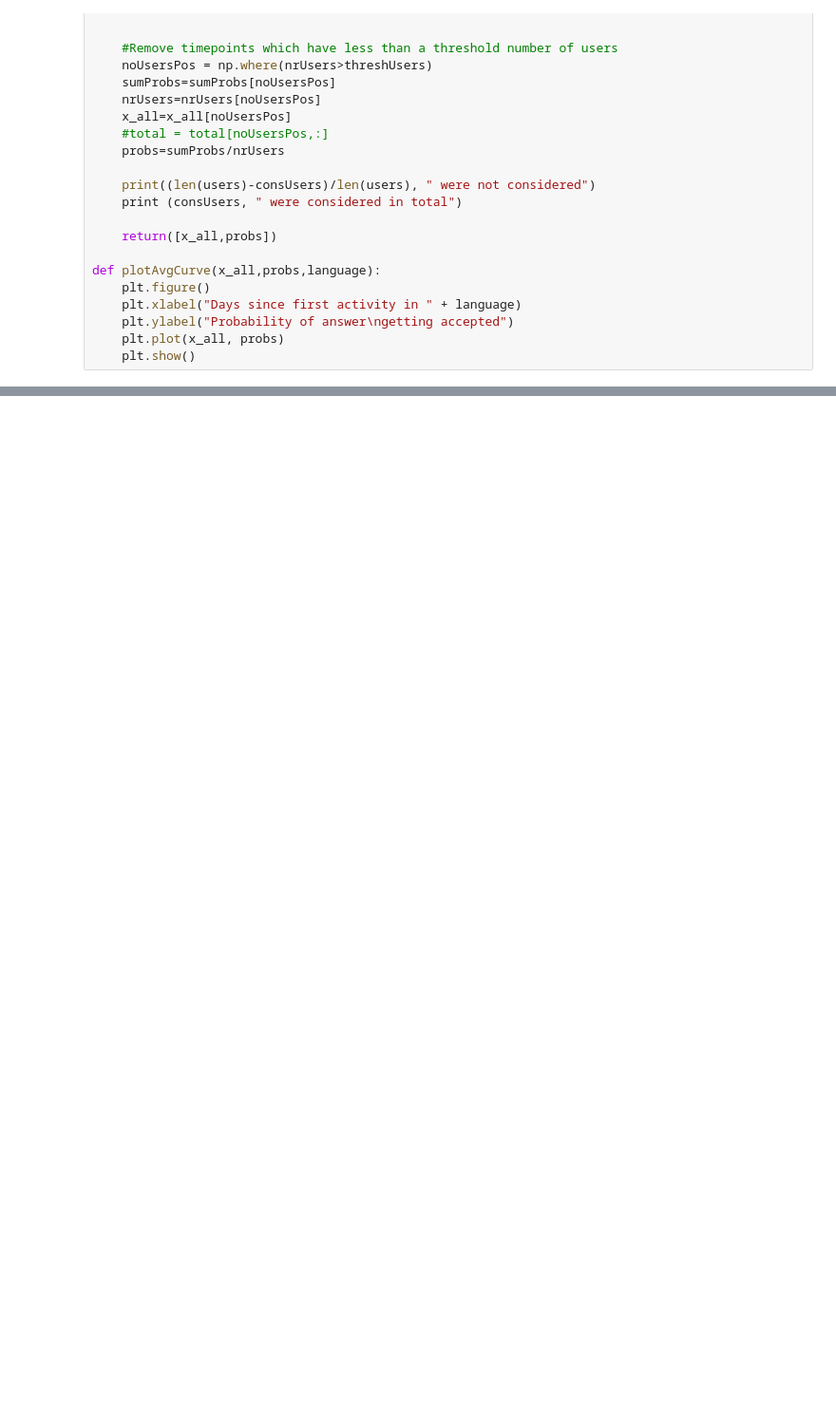
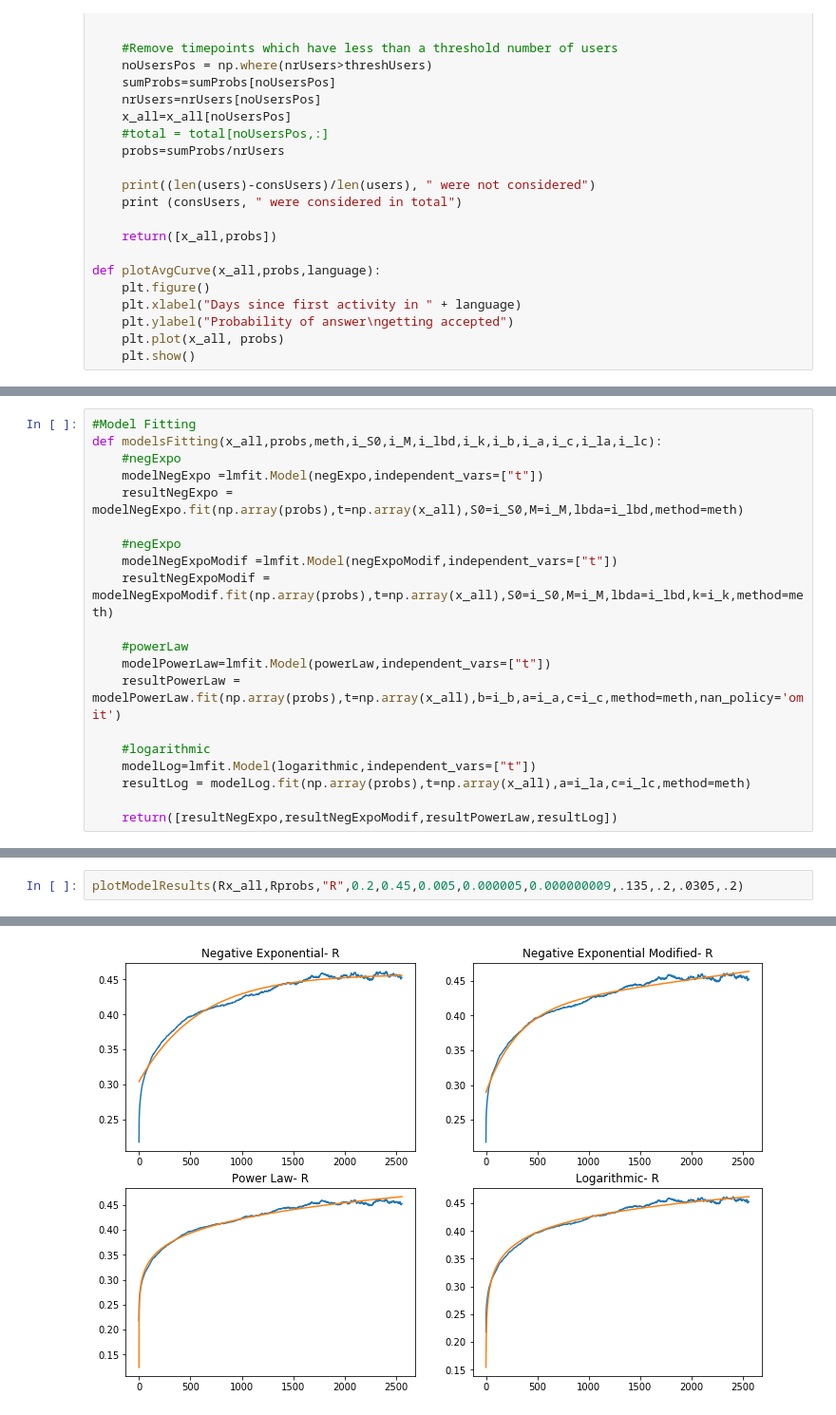
Before and after one commit to live-wire/overflow, a Jupyter notebook: Plots.ipynb, the cells around one changed output, grey strips where cells are left out. Shown at 95% size. Cells and saved outputs as stored; diff of their text form; blank space fills up the shorter version.

```diff
--- a/Plots.ipynb
+++ b/Plots.ipynb
@@ -275,0 +306,20 @@ plotAvgCurve(Px_all,Pprobs,"Python")
+# %%
+#Model Fitting
+def modelsFitting(x_all,probs,meth,i_S0,i_M,i_lbd,i_k,i_b,i_a,i_c,i_la,i_lc):
+    #negExpo
+    modelNegExpo =lmfit.Model(negExpo,independent_vars=["t"])
+    resultNegExpo = modelNegExpo.fit(np.array(probs),t=np.array(x_all),S0=i_S0,M=i_M,lbda=i_lbd,method=meth)
+
+    #negExpo
+    modelNegExpoModif =lmfit.Model(negExpoModif,independent_vars=["t"])
+    resultNegExpoModif = modelNegExpoModif.fit(np.array(probs),t=np.array(x_all),S0=i_S0,M=i_M,lbda=i_lbd,k=i_k,method=meth)
+
+    #powerLaw
+    modelPowerLaw=lmfit.Model(powerLaw,independent_vars=["t"])
+    resultPowerLaw = modelPowerLaw.fit(np.array(probs),t=np.array(x_all),b=i_b,a=i_a,c=i_c,method=meth,nan_policy='omit')
+
+    #logarithmic
+    modelLog=lmfit.Model(logarithmic,independent_vars=["t"])
+    resultLog = modelLog.fit(np.array(probs),t=np.array(x_all),a=i_la,c=i_lc,method=meth)
+
+    return([resultNegExpo,resultNegExpoModif,resultPowerLaw,resultLog])
@@ -275,0 +391,3 @@ plotAvgCurve(Px_all,Pprobs,"Python")
+# %%
+plotModelResults(Rx_all,Rprobs,"R",0.2,0.45,0.005,0.000005,0.000000009,.135,.2,.0305,.2)
+# %% [output]
@@ -275,0 +411 @@ plotAvgCurve(Px_all,Pprobs,"Python")
+[figure, added]
```
Also changed, not shown: parts of 15 cells of this notebook.
